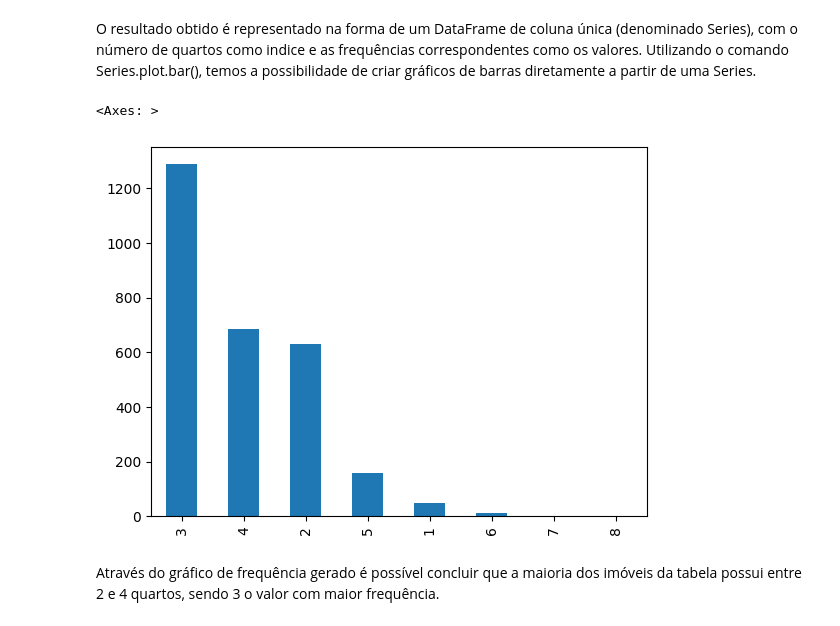
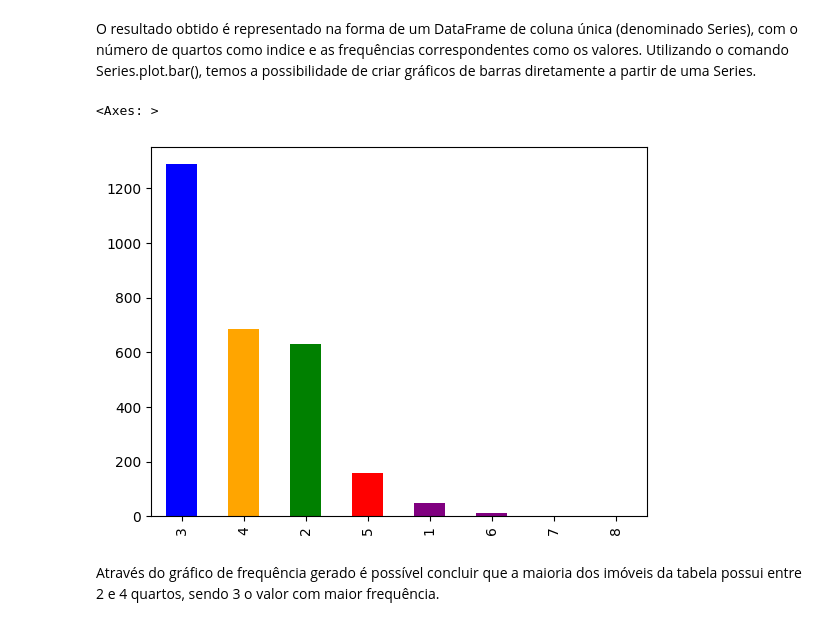
Before and after one commit to cvs2010/Data-Science-Projects, a Jupyter notebook: 00_pandas_tutorial.ipynb, the cells around one changed output. Cells and saved outputs as stored; diff of their text form; code cells hidden in the pictures.

```diff
--- a/00_pandas_tutorial.ipynb
+++ b/00_pandas_tutorial.ipynb
@@ -418,10 +418,10 @@ Name: quartos, dtype: int64
 O resultado obtido é representado na forma de um DataFrame de coluna única (denominado Series), com o número de quartos como indice e as frequências correspondentes como os valores. Utilizando o comando Series.plot.bar(), temos a possibilidade de criar gráficos de barras diretamente a partir de uma Series.
 # %%
 # Criando o histograma
-housing.quartos.value_counts().plot.bar()
+housing.quartos.value_counts().plot.bar(color=('blue','orange','green','red','purple','purple'))
 # %% [output]
 <Axes: >
-[figure, old version]
+[figure, new version]
 # %% [markdown]
 Através do gráfico de frequência gerado é possível concluir que a maioria dos imóveis da tabela possui entre 2 e 4 quartos, sendo 3 o valor com maior frequência.
 # %% [markdown]
```
Also changed, not shown: parts of 3 cells of this notebook.
